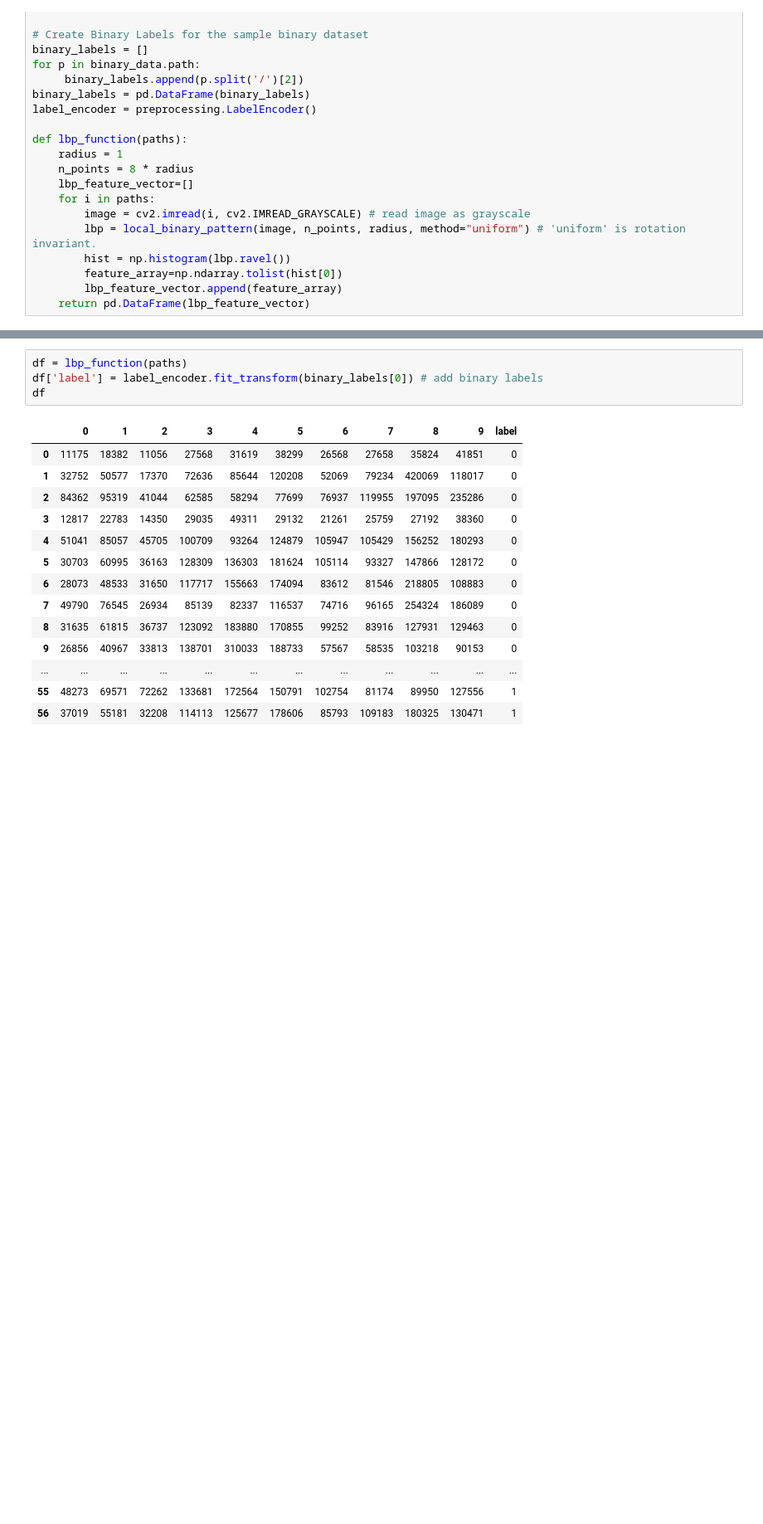
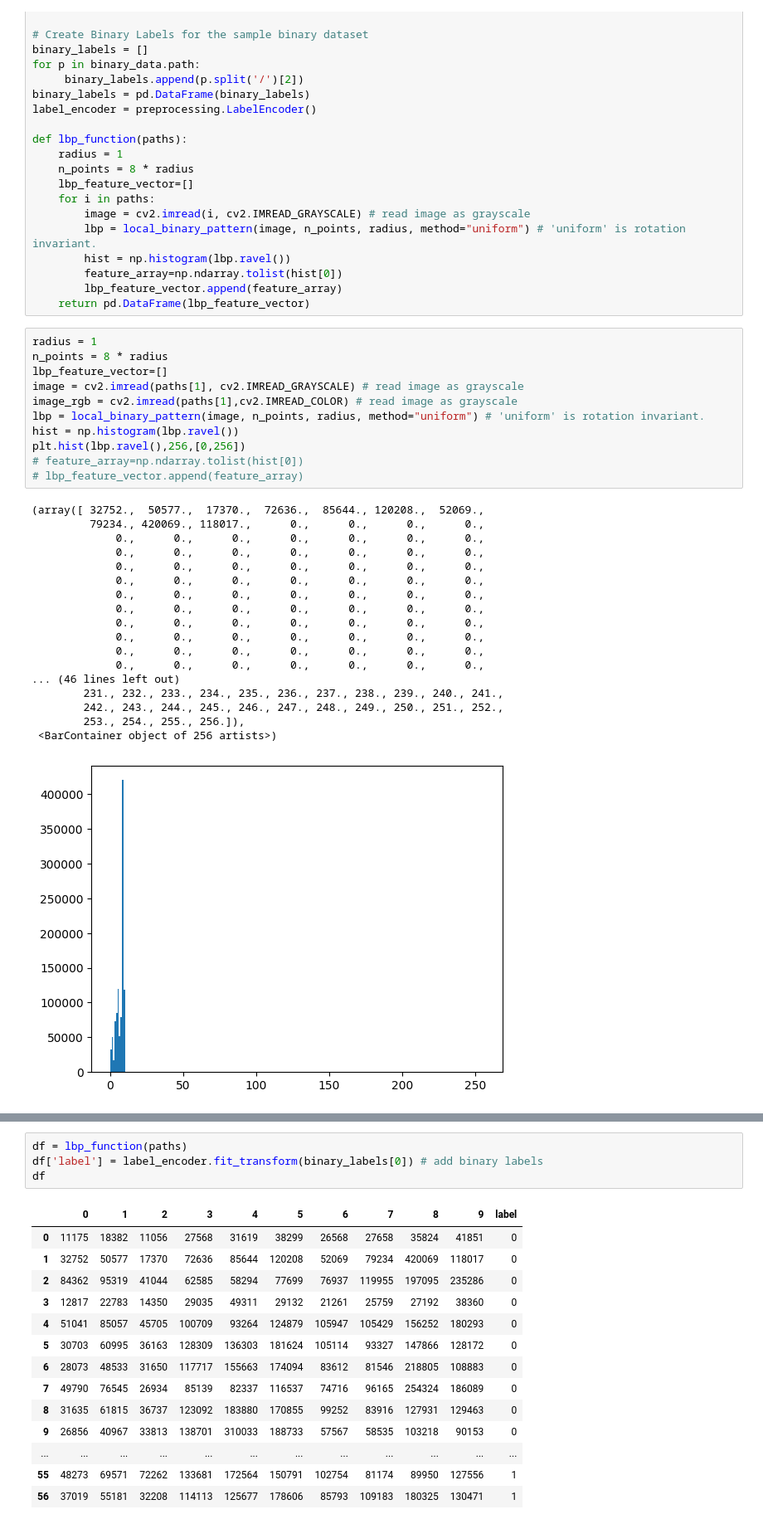
Before and after one commit to cansuyalcinn/skin-lesion-segmentation, a Jupyter notebook: notebooks/lbp_fe.ipynb, the cells around one changed output, grey strips where cells are left out. Shown at 83% size. Saved outputs shown, nothing was run; the diff lists cells and outputs as text; blank space fills up the shorter version.

```diff
--- a/notebooks/lbp_fe.ipynb
+++ b/notebooks/lbp_fe.ipynb
@@ -49,3 +49,33 @@ def lbp_function(paths):
         feature_array=np.ndarray.tolist(hist[0])
         lbp_feature_vector.append(feature_array)
     return pd.DataFrame(lbp_feature_vector)
+# %%
+radius = 1
+n_points = 8 * radius
+lbp_feature_vector=[]
+image = cv2.imread(paths[1], cv2.IMREAD_GRAYSCALE) # read image as grayscale
+image_rgb = cv2.imread(paths[1],cv2.IMREAD_COLOR) # read image as grayscale
+lbp = local_binary_pattern(image, n_points, radius, method="uniform") # 'uniform' is rotation invariant.
+hist = np.histogram(lbp.ravel())
+plt.hist(lbp.ravel(),256,[0,256])
+# feature_array=np.ndarray.tolist(hist[0])
+# lbp_feature_vector.append(feature_array)
+# %% [output]
+(array([ 32752.,  50577.,  17370.,  72636.,  85644., 120208.,  52069.,
+         79234., 420069., 118017.,      0.,      0.,      0.,      0.,
+             0.,      0.,      0.,      0.,      0.,      0.,      0.,
+             0.,      0.,      0.,      0.,      0.,      0.,      0.,
+             0.,      0.,      0.,      0.,      0.,      0.,      0.,
+             0.,      0.,      0.,      0.,      0.,      0.,      0.,
+             0.,      0.,      0.,      0.,      0.,      0.,      0.,
+             0.,      0.,      0.,      0.,      0.,      0.,      0.,
+             0.,      0.,      0.,      0.,      0.,      0.,      0.,
+             0.,      0.,      0.,      0.,      0.,      0.,      0.,
+             0.,      0.,      0.,      0.,      0.,      0.,      0.,
+             0.,      0.,      0.,      0.,      0.,      0.,      0.,
+... (46 lines left out)
+        231., 232., 233., 234., 235., 236., 237., 238., 239., 240., 241.,
+        242., 243., 244., 245., 246., 247., 248., 249., 250., 251., 252.,
+        253., 254., 255., 256.]),
+ <BarContainer object of 256 artists>)
+[figure, added]
```
Also changed, not shown: parts of 1 cell of this notebook.
